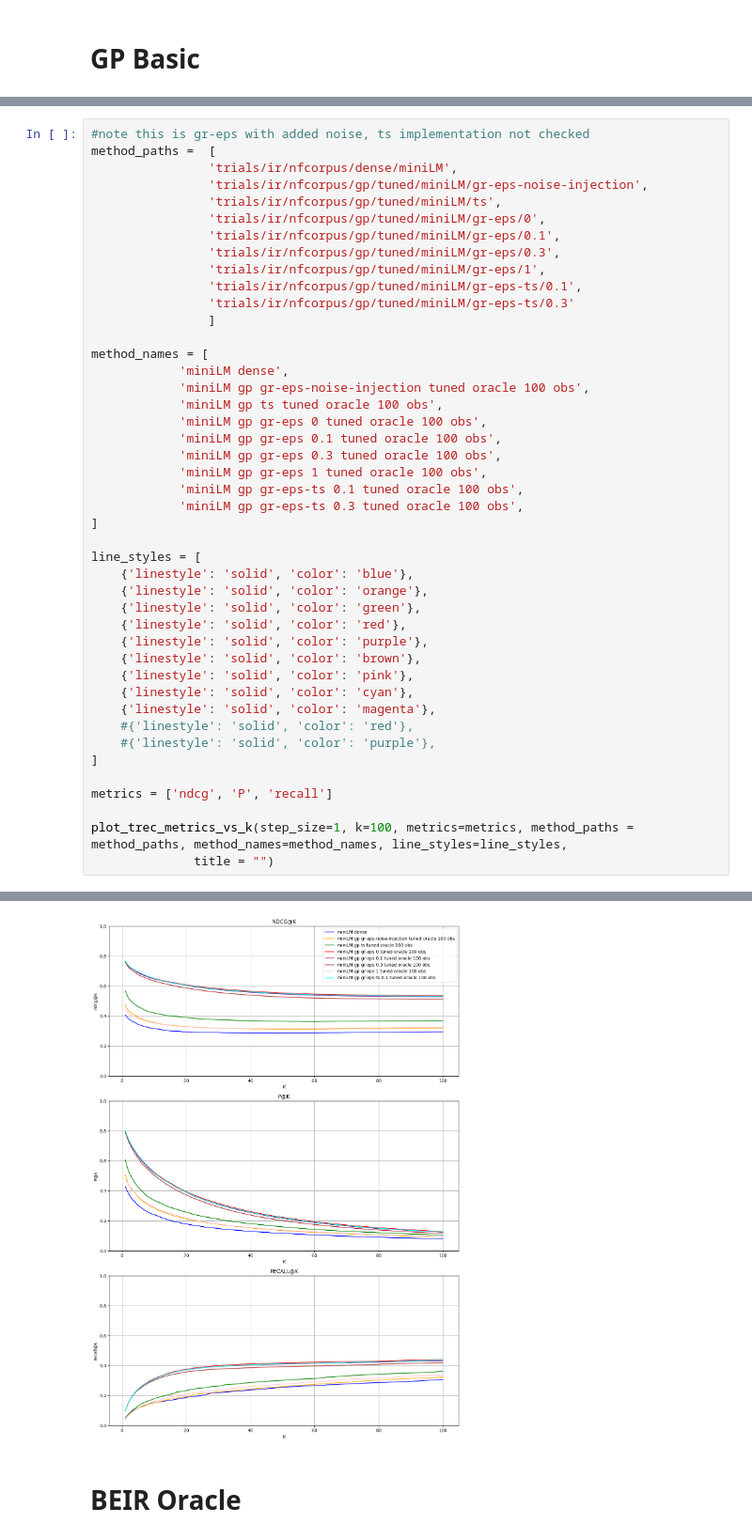
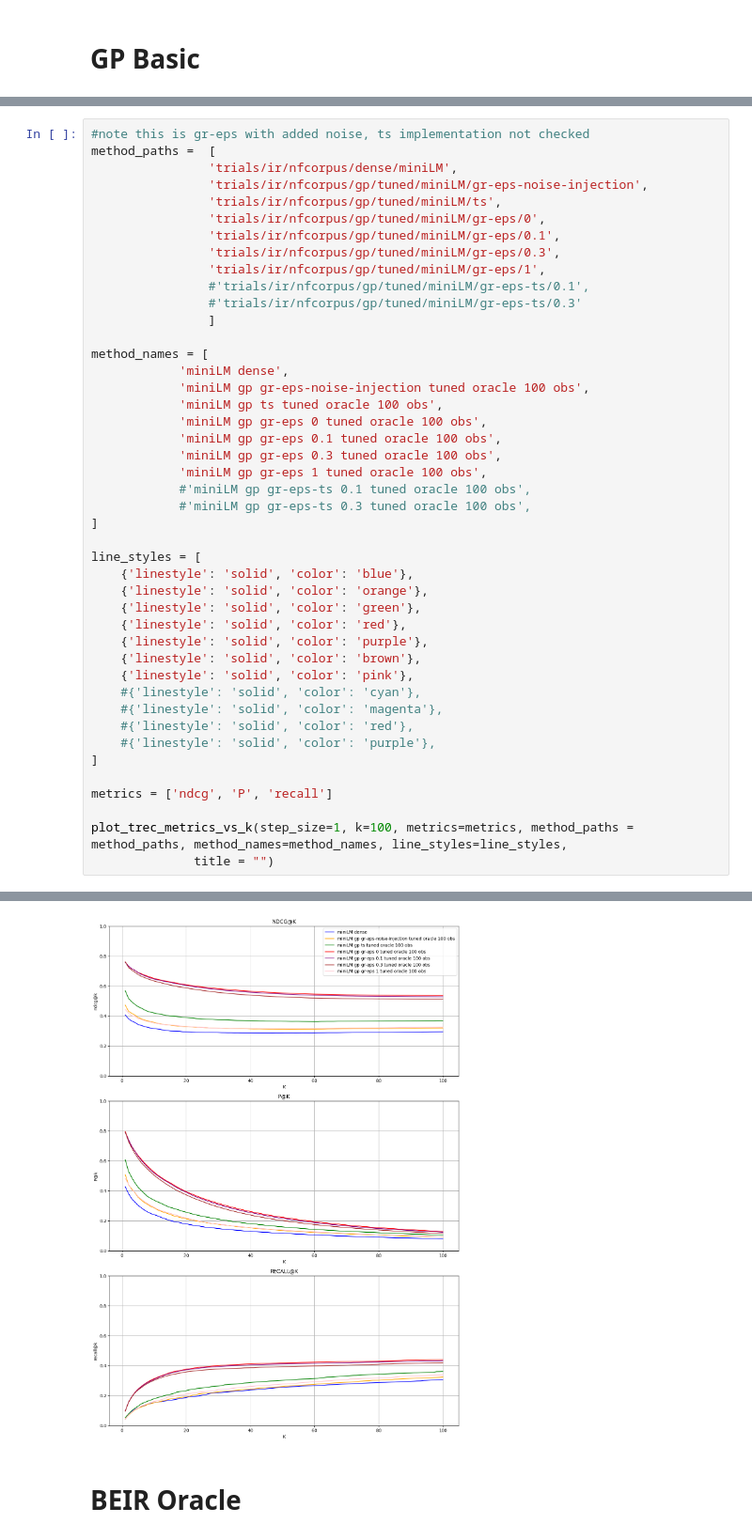
Before and after one commit to D3Mlab/nl-pe, a Jupyter notebook: notebooks/plots/trec.ipynb, the cells around one changed output, grey strips where cells are left out. Shown at 94% size. Drawn from its saved outputs; the diff is of its cells as text.

```diff
--- a/notebooks/plots/trec.ipynb
+++ b/notebooks/plots/trec.ipynb
@@ -26,8 +82,8 @@ method_paths =  [
                 'trials/ir/nfcorpus/gp/tuned/miniLM/gr-eps/0.1',
                 'trials/ir/nfcorpus/gp/tuned/miniLM/gr-eps/0.3',
                 'trials/ir/nfcorpus/gp/tuned/miniLM/gr-eps/1',
-                'trials/ir/nfcorpus/gp/tuned/miniLM/gr-eps-ts/0.1',
-                'trials/ir/nfcorpus/gp/tuned/miniLM/gr-eps-ts/0.3'
+                #'trials/ir/nfcorpus/gp/tuned/miniLM/gr-eps-ts/0.1',
+                #'trials/ir/nfcorpus/gp/tuned/miniLM/gr-eps-ts/0.3'
                 ]
 
 method_names = [
@@ -38,8 +94,8 @@ method_names = [
             'miniLM gp gr-eps 0.1 tuned oracle 100 obs',
             'miniLM gp gr-eps 0.3 tuned oracle 100 obs',
             'miniLM gp gr-eps 1 tuned oracle 100 obs',
-            'miniLM gp gr-eps-ts 0.1 tuned oracle 100 obs',
-            'miniLM gp gr-eps-ts 0.3 tuned oracle 100 obs',
+            #'miniLM gp gr-eps-ts 0.1 tuned oracle 100 obs',
+            #'miniLM gp gr-eps-ts 0.3 tuned oracle 100 obs',
 ]
 
 line_styles = [
@@ -50,8 +106,8 @@ line_styles = [
     {'linestyle': 'solid', 'color': 'purple'},
     {'linestyle': 'solid', 'color': 'brown'},
     {'linestyle': 'solid', 'color': 'pink'},
-    {'linestyle': 'solid', 'color': 'cyan'},
-    {'linestyle': 'solid', 'color': 'magenta'},
+    #{'linestyle': 'solid', 'color': 'cyan'},
+    #{'linestyle': 'solid', 'color': 'magenta'},
     #{'linestyle': 'solid', 'color': 'red'},
     #{'linestyle': 'solid', 'color': 'purple'},
 ]
@@ -67,5 +123,5 @@ Shape: (8, 4001)
 First row: [{'P_1': 0.42724458204334365, 'P_2': 0.38235294117647056, 'P_3': 0.347781217750258, 'P_4': 0.32507739938080493, 'P_5': 0.30278637770897837, 'P_6': 0.28689370485036114, 'P_7': 0.271118973905 ...
-[figure, old version]
+[figure, new version]
 # %% [markdown]
 # BEIR Oracle
 # %% [markdown]
```
Also changed, not shown: parts of 4 cells of this notebook, 1 other file.
